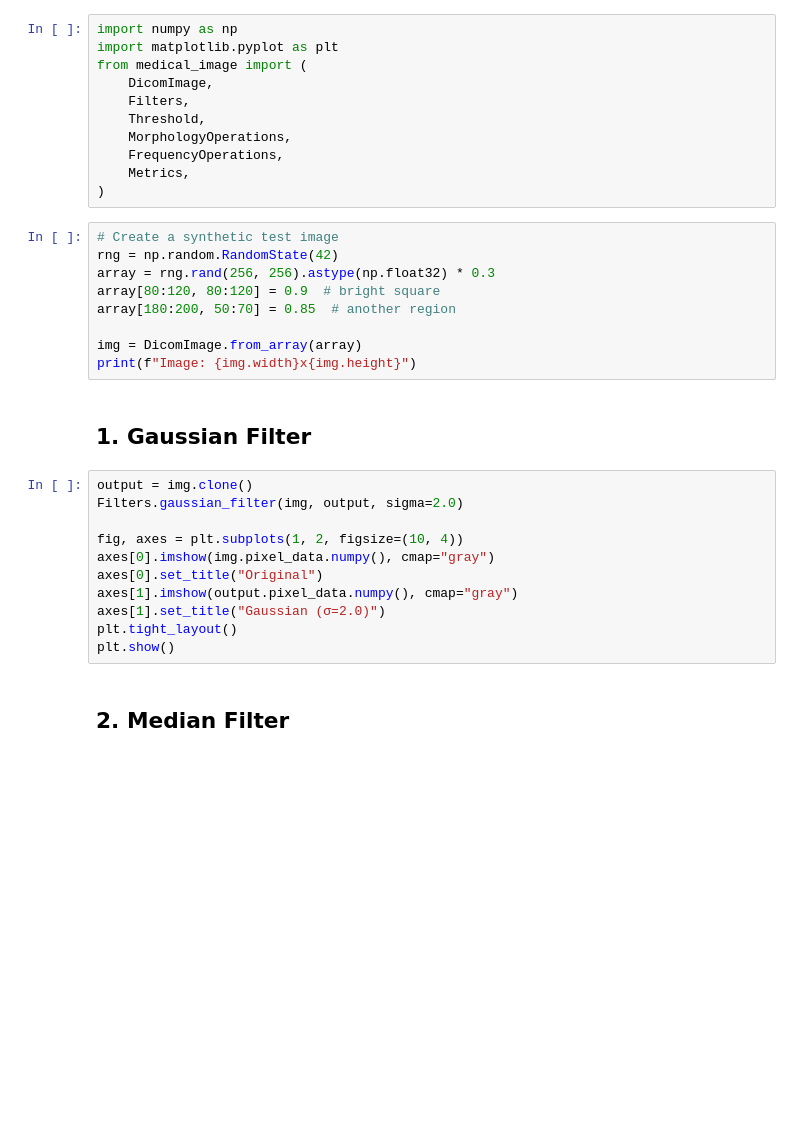
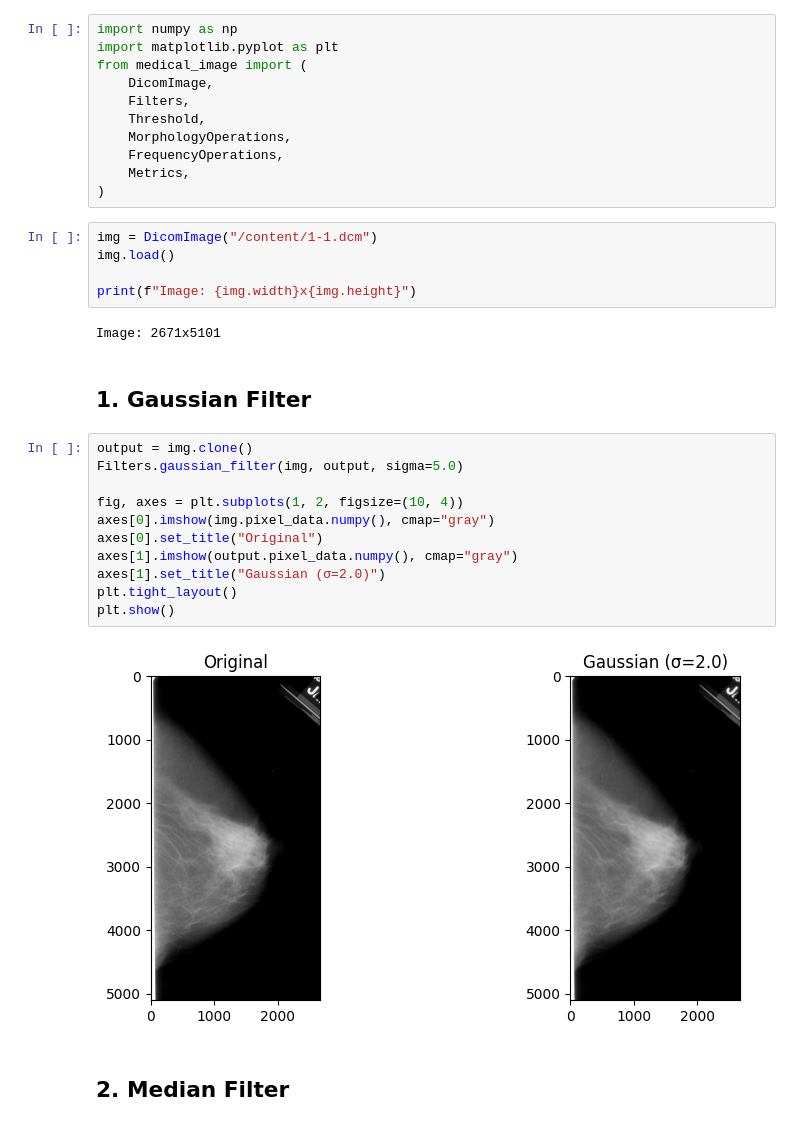
Before and after one commit to LATIS-medical-Imaging/medical-image-std, a Jupyter notebook: docs/notebooks/02_filters_and_algorithms.ipynb, the cells around one changed output. Drawn from its saved outputs; the diff is of its cells as text; blank space fills up the shorter version.

```diff
--- a/docs/notebooks/02_filters_and_algorithms.ipynb
+++ b/docs/notebooks/02_filters_and_algorithms.ipynb
@@ -15,28 +46,28 @@ from medical_image import (
     FrequencyOperations,
     Metrics,
 )
-# %%
-# Create a synthetic test image
-rng = np.random.RandomState(42)
-array = rng.rand(256, 256).astype(np.float32) * 0.3
-array[80:120, 80:120] = 0.9  # bright square
-array[180:200, 50:70] = 0.85  # another region
-
-img = DicomImage.from_array(array)
-print(f"Image: {img.width}x{img.height}")
+# %%
+img = DicomImage("/content/1-1.dcm")
+img.load()
+
+print(f"Image: {img.width}x{img.height}")
+# %% [output]
+Image: 2671x5101
 # %% [markdown]
 ## 1. Gaussian Filter
 # %%
 output = img.clone()
-Filters.gaussian_filter(img, output, sigma=2.0)
+Filters.gaussian_filter(img, output, sigma=5.0)
 
 fig, axes = plt.subplots(1, 2, figsize=(10, 4))
 axes[0].imshow(img.pixel_data.numpy(), cmap="gray")
 axes[0].set_title("Original")
 axes[1].imshow(output.pixel_data.numpy(), cmap="gray")
 axes[1].set_title("Gaussian (σ=2.0)")
 plt.tight_layout()
 plt.show()
+# %% [output]
+[figure, added]
 # %% [markdown]
 ## 2. Median Filter
 # %%
```
Also changed, not shown: parts of 15 cells of this notebook, 3 other files.
